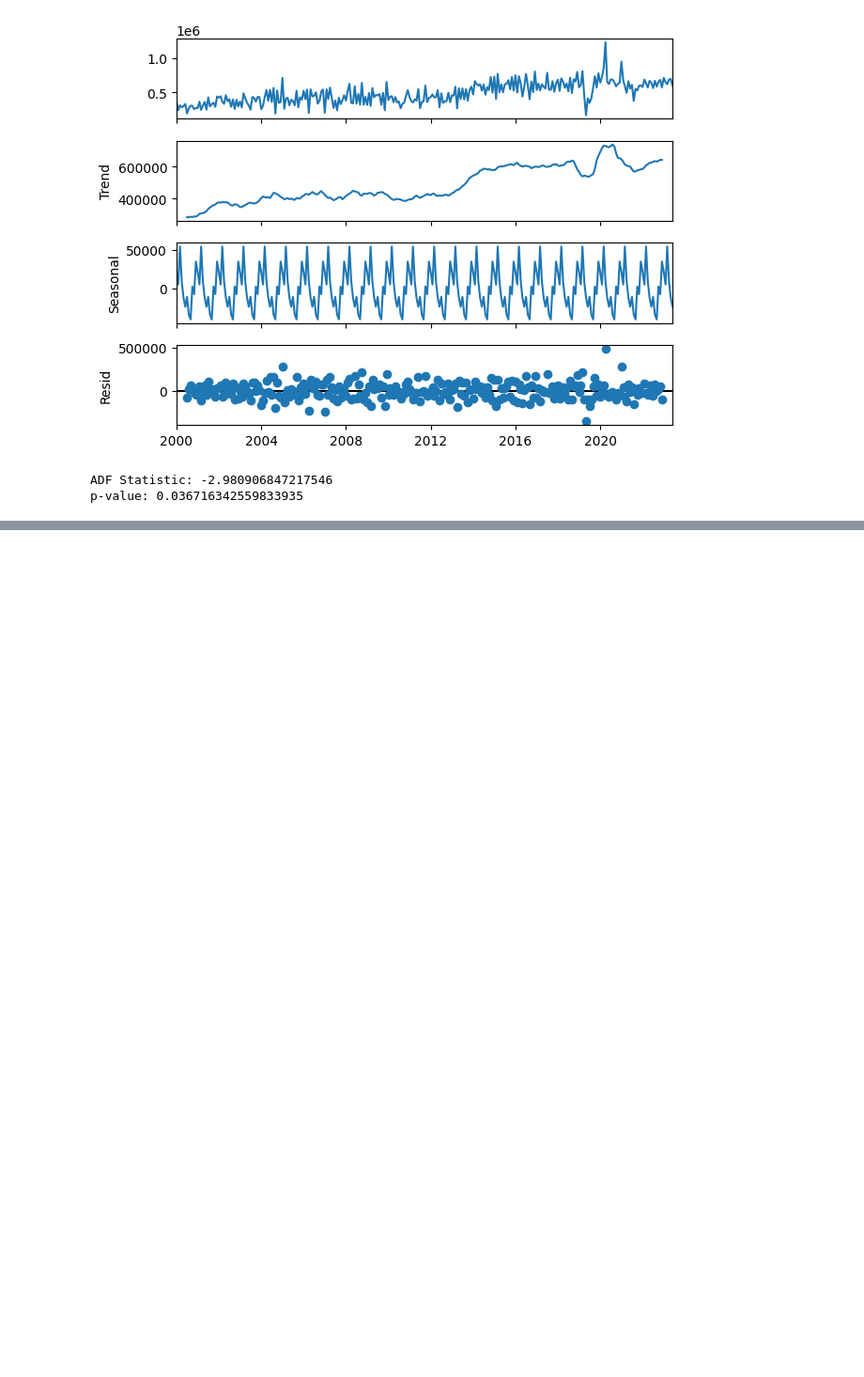
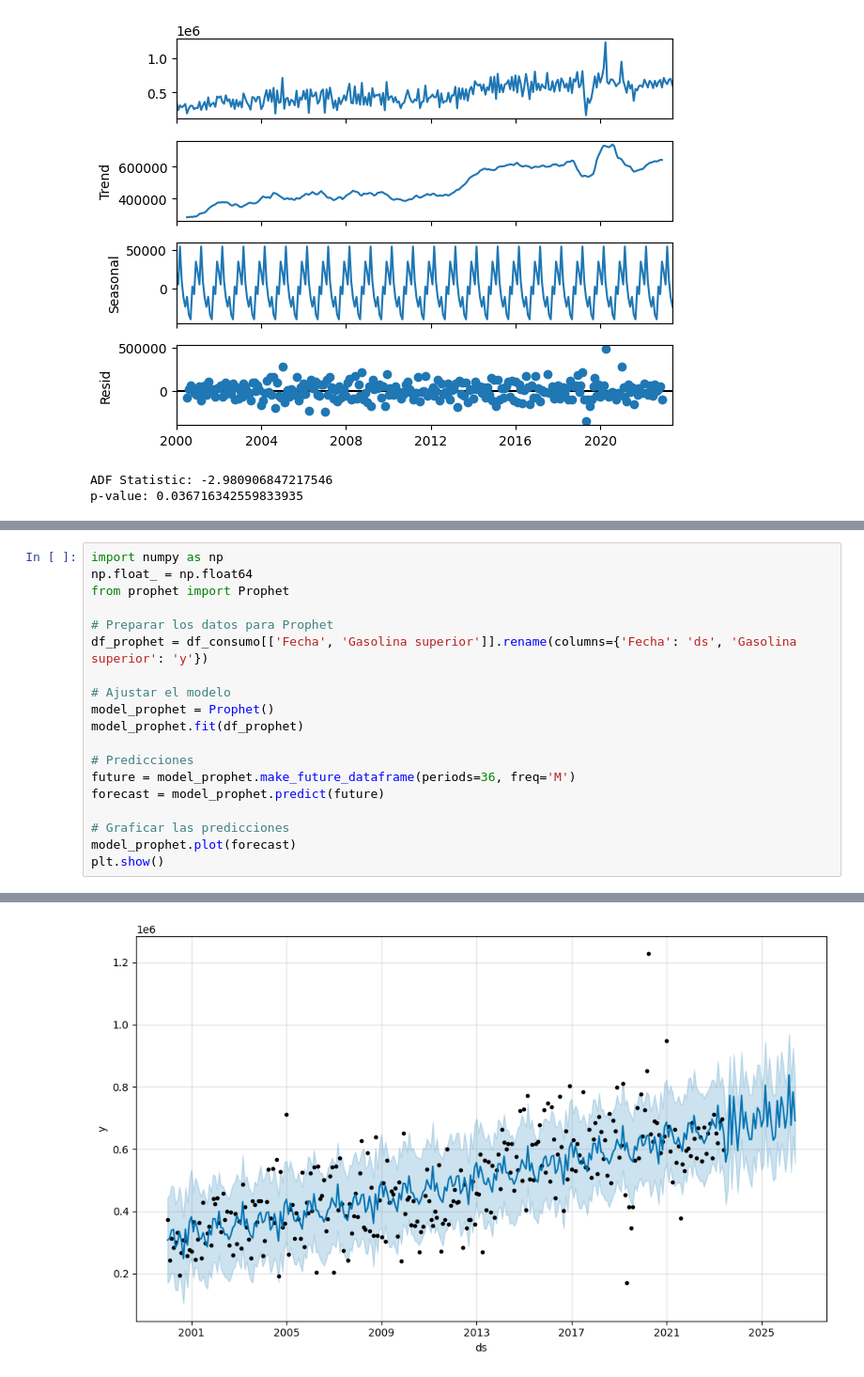
Before and after one commit to auyjos/Lab2DS, a Jupyter notebook: lab2.ipynb, the cells around one changed output, grey strips where cells are left out. Shown at 94% size. Saved outputs shown, nothing was run; the diff lists cells and outputs as text; blank space fills up the shorter version.

Commit message:
modelo prophet y predicción arima hechos para gasolina superior

```diff
--- a/lab2.ipynb
+++ b/lab2.ipynb
@@ -491,3 +491,23 @@ Covariance Type:                  opg
 Warnings:
 [1] Covariance matrix calculated using the outer product of gradients (complex-step).
 [2] Covariance matrix is singular or near-singular, with condition number    inf. Standard errors may be unstable.
+# %%
+import numpy as np
+np.float_ = np.float64
+from prophet import Prophet
+
+# Preparar los datos para Prophet
+df_prophet = df_consumo[['Fecha', 'Gasolina superior']].rename(columns={'Fecha': 'ds', 'Gasolina superior': 'y'})
+
+# Ajustar el modelo
+model_prophet = Prophet()
+model_prophet.fit(df_prophet)
+
+# Predicciones
+future = model_prophet.make_future_dataframe(periods=36, freq='M')
+forecast = model_prophet.predict(future)
+
+# Graficar las predicciones
+model_prophet.plot(forecast)
+plt.show()
+# %% [output]
@@ -493,0 +516 @@ Warnings:
+[figure, added]
```
Also changed, not shown: parts of 8 cells of this notebook.
